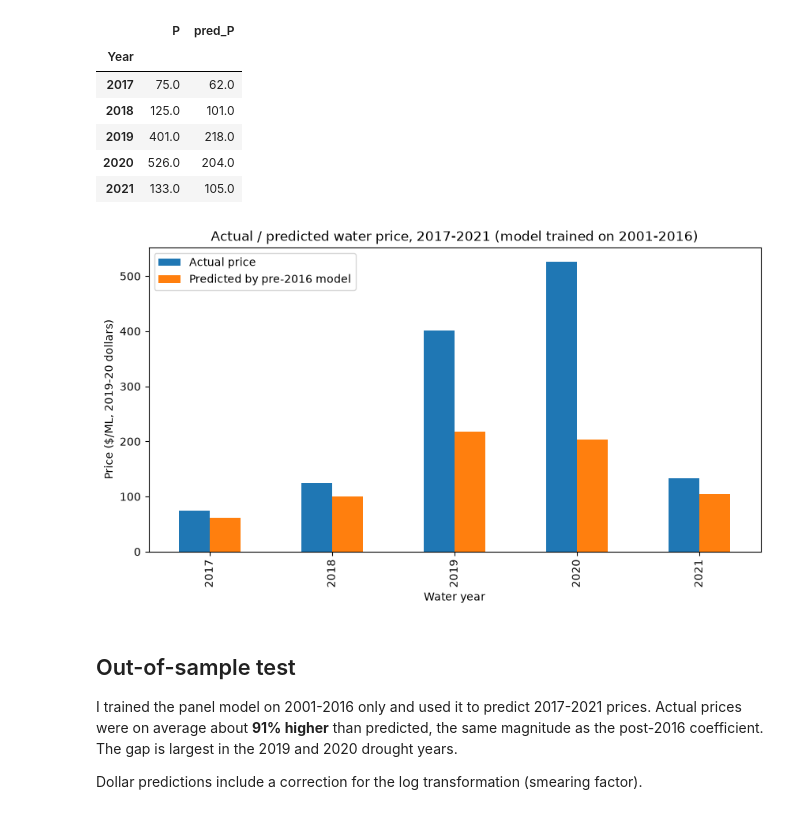
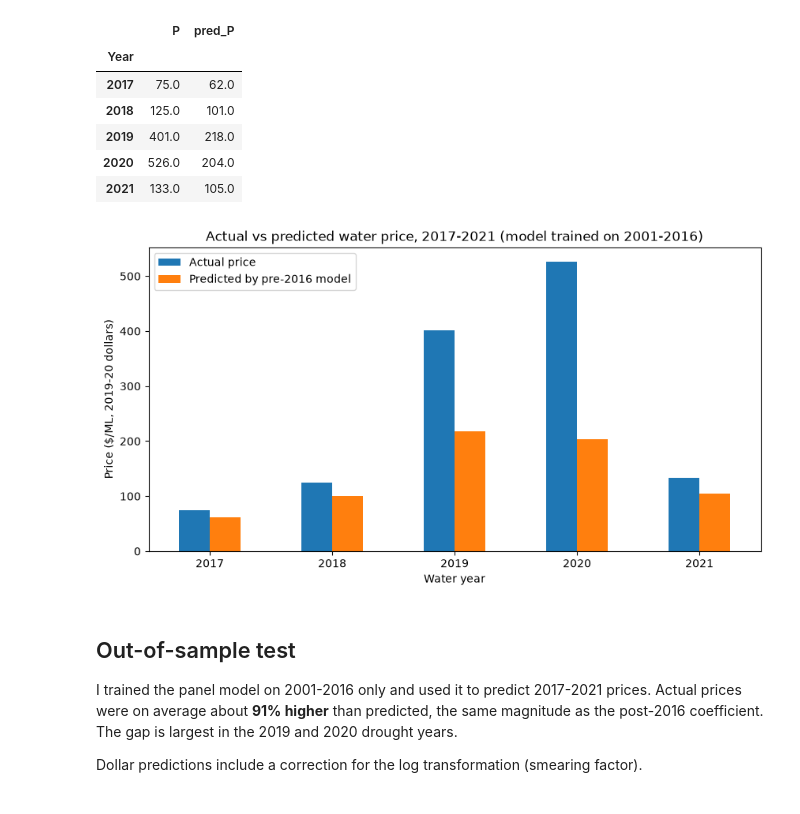
Before and after one commit to imadramdani-prog/murray-darling-water-market, a Jupyter notebook: notebooks/02_model.ipynb, the cells around one changed output. Cells and saved outputs as stored; diff of their text form; code cells hidden in the pictures.

Commit message:
Fix price trend figure

```diff
--- a/notebooks/02_model.ipynb
+++ b/notebooks/02_model.ipynb
@@ -149,13 +149,14 @@ by_year.round(0)
 | 2020 | 526.0 | 204.0 |
 | 2021 | 133.0 | 105.0 |
 # %%
-ax = by_year.plot(kind="bar", figsize=(10, 5))
-ax.set_title("Actual / predicted water price, 2017-2021 (model trained on 2001-2016)")
+ax = by_year.plot(kind="bar", figsize=(10, 5), rot=0)
+ax.set_title("Actual vs predicted water price, 2017-2021 (model trained on 2001-2016)")
 ax.set_xlabel("Water year")
 ax.set_ylabel("Price ($/ML, 2019-20 dollars)")
-ax.legend(["Actual price", "Predicted by pre-2016 model"]);
+ax.legend(["Actual price", "Predicted by pre-2016 model"])
+ax.figure.savefig("../figures/out_of_sample.png", dpi=150, bbox_inches="tight")
 # %% [output]
-[figure, old version]
+[figure, new version]
 # %% [markdown]
 ## Out-of-sample test
 
```
Also changed, not shown: parts of 2 cells of this notebook, 3 other files.
